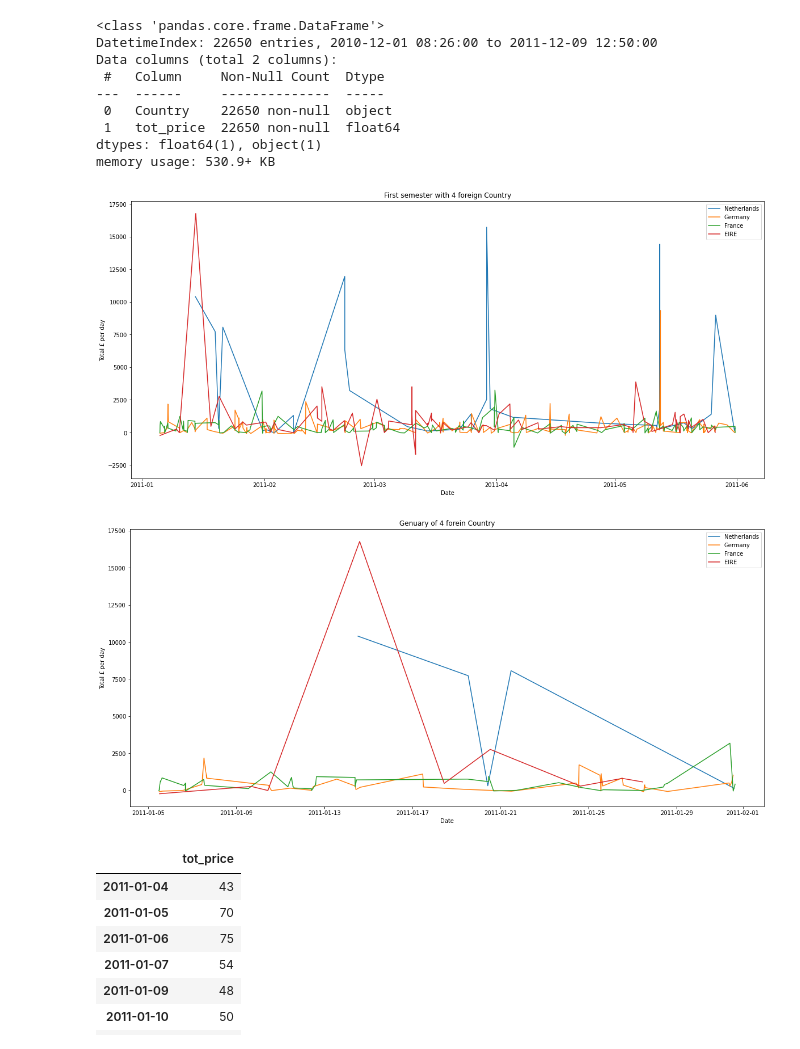
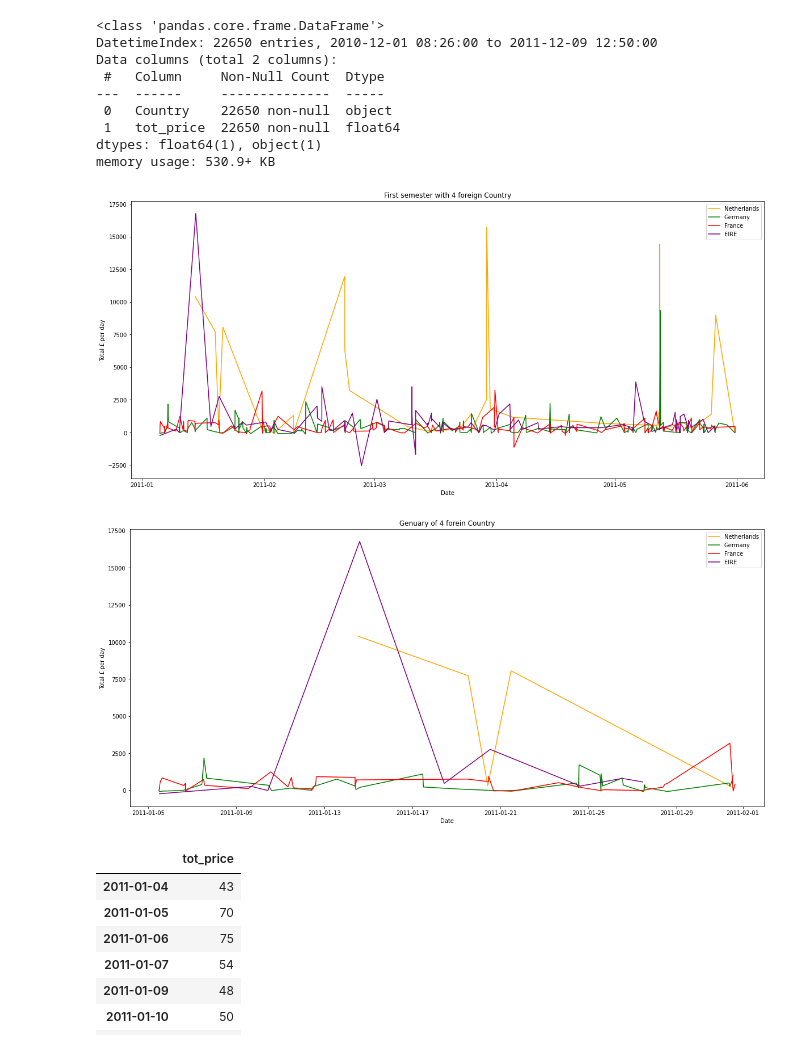
Before and after one commit to mattabott/E_commerce_analysis, a Jupyter notebook: E_commerce_kaggle.ipynb, the cells around one changed output. Cells and saved outputs as stored; diff of their text form; code cells hidden in the pictures.

```diff
--- a/E_commerce_kaggle.ipynb
+++ b/E_commerce_kaggle.ipynb
@@ -13,9 +13,11 @@ import numpy as np
 import matplotlib.pyplot as plt
 import seaborn as sns
 # %%
-df = pd.read_csv('/content/drive/MyDrive/Colab Notebooks/Test/Ecommerce_Kaggle/data.csv', delimiter=',',
-                 nrows=None,
-                 encoding='latin1')
+df = pd.read_csv(
+    '/content/drive/MyDrive/Colab Notebooks/Test/Ecommerce_Kaggle/data.csv',
+     delimiter=',',
+     nrows=None,
+     encoding='latin1')
 # %%
 df.head(-1)
 # %% [output]
@@ -364,21 +364,21 @@ df_first = df_country_mod.loc['2011-01':'2011-05']
 # %%
 plt.figure(figsize=(20,9))
 plt.title('First semester with 4 foreign Country')
 sns.lineplot(x='InvoiceDate', y='tot_price',
-             data=df_first[df_first['Country']=='Netherlands'], label='Netherlands')
+             data=df_first[df_first['Country']=='Netherlands'], label='Netherlands', color='orange')
 sns.lineplot(x='InvoiceDate', y='tot_price',
-             data=df_first[df_first['Country']=='Germany'], label='Germany')
+             data=df_first[df_first['Country']=='Germany'], label='Germany', color='green')
 sns.lineplot(x='InvoiceDate', y='tot_price',
-             data=df_first[df_first['Country']=='France'], label='France')
+             data=df_first[df_first['Country']=='France'], label='France', color='red')
 sns.lineplot(x='InvoiceDate', y='tot_price',
-             data=df_first[df_first['Country']=='EIRE'], label='EIRE')
+             data=df_first[df_first['Country']=='EIRE'], label='EIRE', color='purple')
 
 plt.xlabel('Date')
 plt.ylabel('Total £ per day')
 plt.legend()
 plt.show()
 # %% [output]
-[figure, old version]
+[figure, new version]
 # %%
 #Genuary
 df_gen = df_country_mod.loc['2011-01']
@@ -386,20 +386,20 @@ df_gen = df_country_mod.loc['2011-01']
 plt.figure(figsize=(20,9))
 plt.title('Genuary of 4 forein Country')
 sns.lineplot(x='InvoiceDate', y='tot_price',
-             data=df_gen[df_gen['Country']=='Netherlands'], label='Netherlands')
+             data=df_gen[df_gen['Country']=='Netherlands'], label='Netherlands', color='orange')
 sns.lineplot(x='InvoiceDate', y='tot_price',
-             data=df_gen[df_gen['Country']=='Germany'], label='Germany')
+             data=df_gen[df_gen['Country']=='Germany'], label='Germany', color='green')
 sns.lineplot(x='InvoiceDate', y='tot_price',
-             data=df_gen[df_gen['Country']=='France'], label='France')
+             data=df_gen[df_gen['Country']=='France'], label='France', color='red')
 sns.lineplot(x='InvoiceDate', y='tot_price',
-             data=df_gen[df_gen['Country']=='EIRE'], label='EIRE')
+             data=df_gen[df_gen['Country']=='EIRE'], label='EIRE', color='purple')
 
 plt.xlabel('Date')
 plt.ylabel('Total £ per day')
 plt.legend()
 plt.show()
 # %% [output]
-[figure, old version]
+[figure, new version]
 # %%
 #What about UK Genuary?!
 df_gen_uk = df_gen.groupby(df_gen.index.date).count()
```
Also changed, not shown: parts of 9 cells of this notebook.
